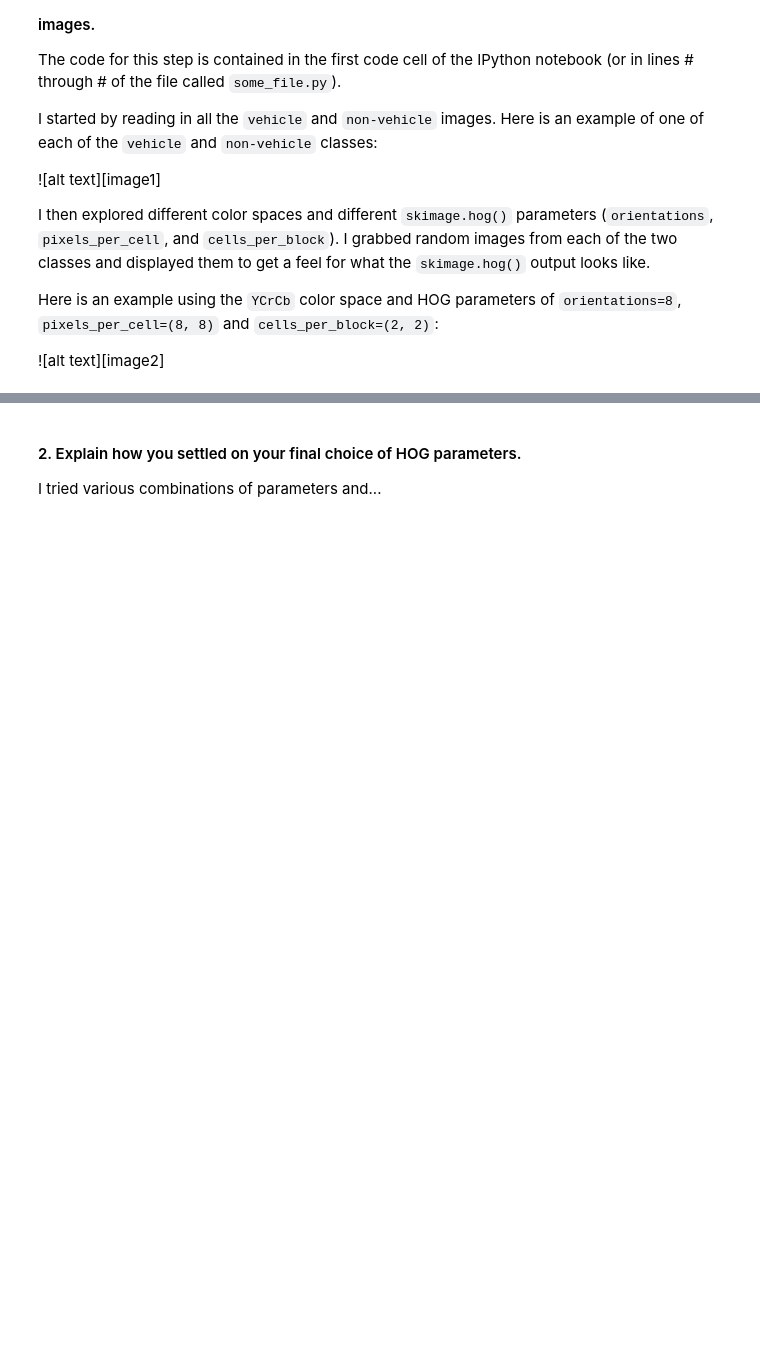
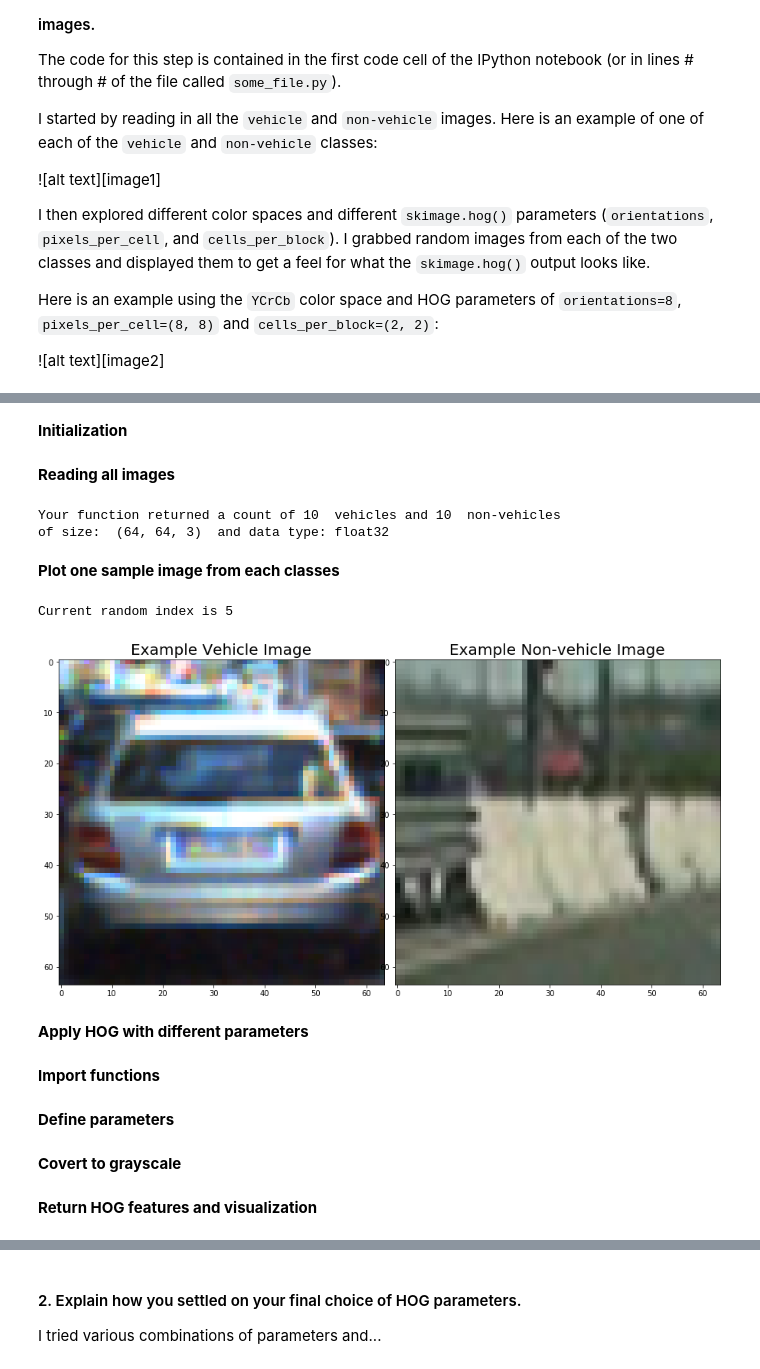
Before and after one commit to guoquheweilai/CarND-Term1-P5-Vehicle-Detection-and-Tracking, a Jupyter notebook: Vehicle_Detection.ipynb, the cells around one changed output, grey strips where cells are left out. Saved outputs shown, nothing was run; the diff lists cells and outputs as text; code cells hidden in the pictures; blank space fills up the shorter version.

Commit message:
Update functions

```diff
--- a/Vehicle_Detection.ipynb
+++ b/Vehicle_Detection.ipynb
@@ -28,0 +44,2 @@ Here is an example using the `YCrCb` color space and HOG parameters of `orientat
+# %% [markdown]
+__Initialization__
@@ -28,0 +53,59 @@ Here is an example using the `YCrCb` color space and HOG parameters of `orientat
+# %% [markdown]
+__Reading all images__
+# %%
+for image in vehicles_images:
+    vehicles.append(image)
+
+for image in non_vehicles_images:
+    non_vehicles.append(image)
+
+# Shuffle image data
+random.shuffle(vehicles)
+random.shuffle(non_vehicles)
+
+# Take the first 10 images for testing
+vehicles = vehicles[:10]
+non_vehicles = non_vehicles[:10]
+
+# Store some characteristics of the dataset
+data_info = data_look(vehicles, non_vehicles)
+
+print('Your function returned a count of',
+      data_info["n_vehicles"], ' vehicles and',
+      data_info["n_non_vehicles"], ' non-vehicles')
+print('of size: ',data_info["image_shape"], ' and data type:',
+      data_info["data_type"])
+# %% [output]
+Your function returned a count of 10  vehicles and 10  non-vehicles
+of size:  (64, 64, 3)  and data type: float32
+# %% [markdown]
+__Plot one sample image from each classes__
+# %%
+# Return a random index within range of the minimum length in both lists
+idx_max = np.minimum(data_info["n_vehicles"], data_info["n_non_vehicles"])
+idx_random = np.random.randint(0, idx_max)
+print("Current random index is", idx_random)
+
+# Read in vehicles / non-vehicles images
+vehicle_image = mpimg.imread(vehicles[idx_random])
+non_vehicle_image = mpimg.imread(non_vehicles[idx_random])
+
+# Plot the examples
+f, axs = plt.subplots(1, 2, figsize=(30, 15))
+axs = axs.ravel()
+
+axs[0].imshow(vehicle_image)
+axs[0].set_title('Example Vehicle Image', fontsize = 20)
+
+axs[1].imshow(non_vehicle_image)
+axs[1].set_title('Example Non-vehicle Image', fontsize = 20)
+
+f.tight_layout()
+plt.subplots_adjust(left=0., right=0.4, top=0.9, bottom=0.)
+# %% [output]
+Current random index is 5
+[figure, added]
+# %% [markdown]
+__Apply HOG with different parameters__
+# %% [markdown]
+__Import functions__
@@ -28,0 +114,2 @@ Here is an example using the `YCrCb` color space and HOG parameters of `orientat
+# %% [markdown]
+__Define parameters__
@@ -28,0 +123,2 @@ Here is an example using the `YCrCb` color space and HOG parameters of `orientat
+# %% [markdown]
+__Covert to grayscale__
@@ -28,0 +129,2 @@ Here is an example using the `YCrCb` color space and HOG parameters of `orientat
+# %% [markdown]
+__Return HOG features and visualization__
```
Also changed, not shown: parts of 29 cells of this notebook, 2 other files.
